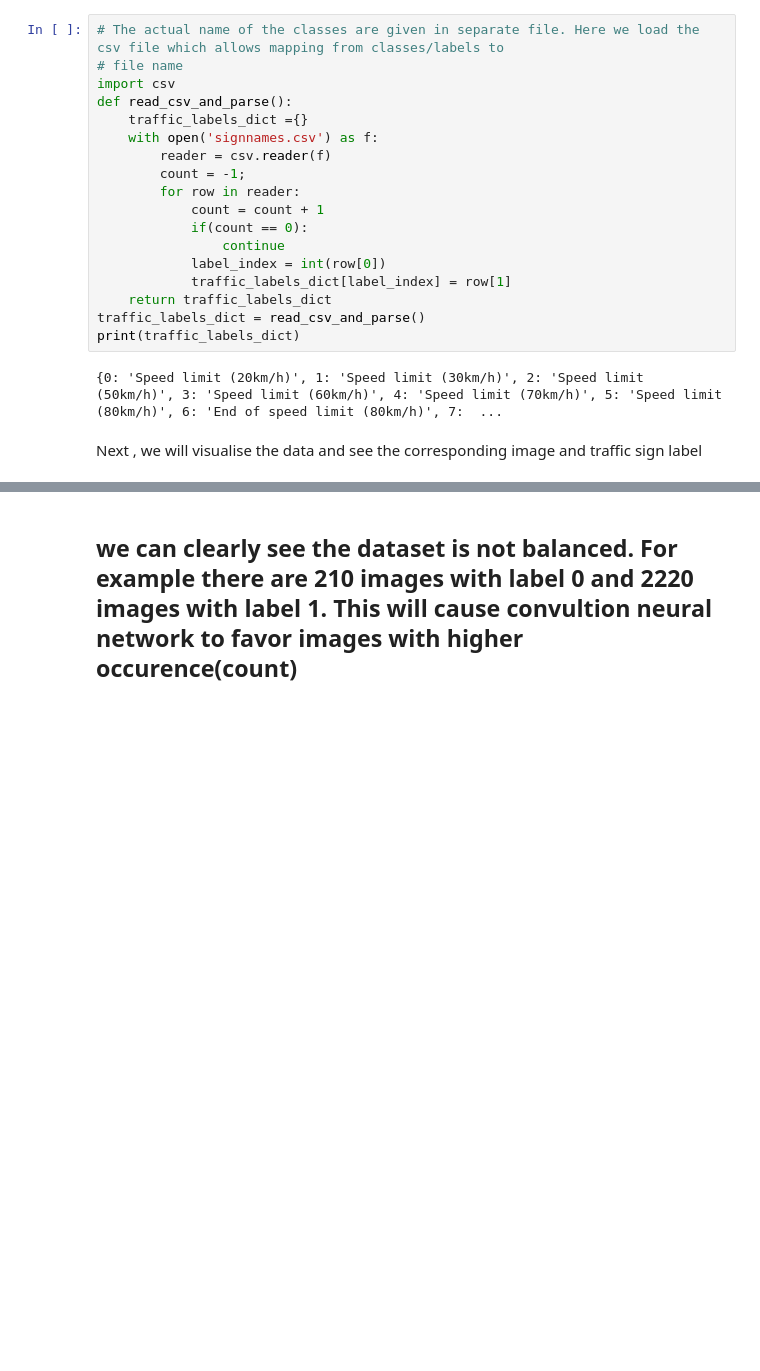
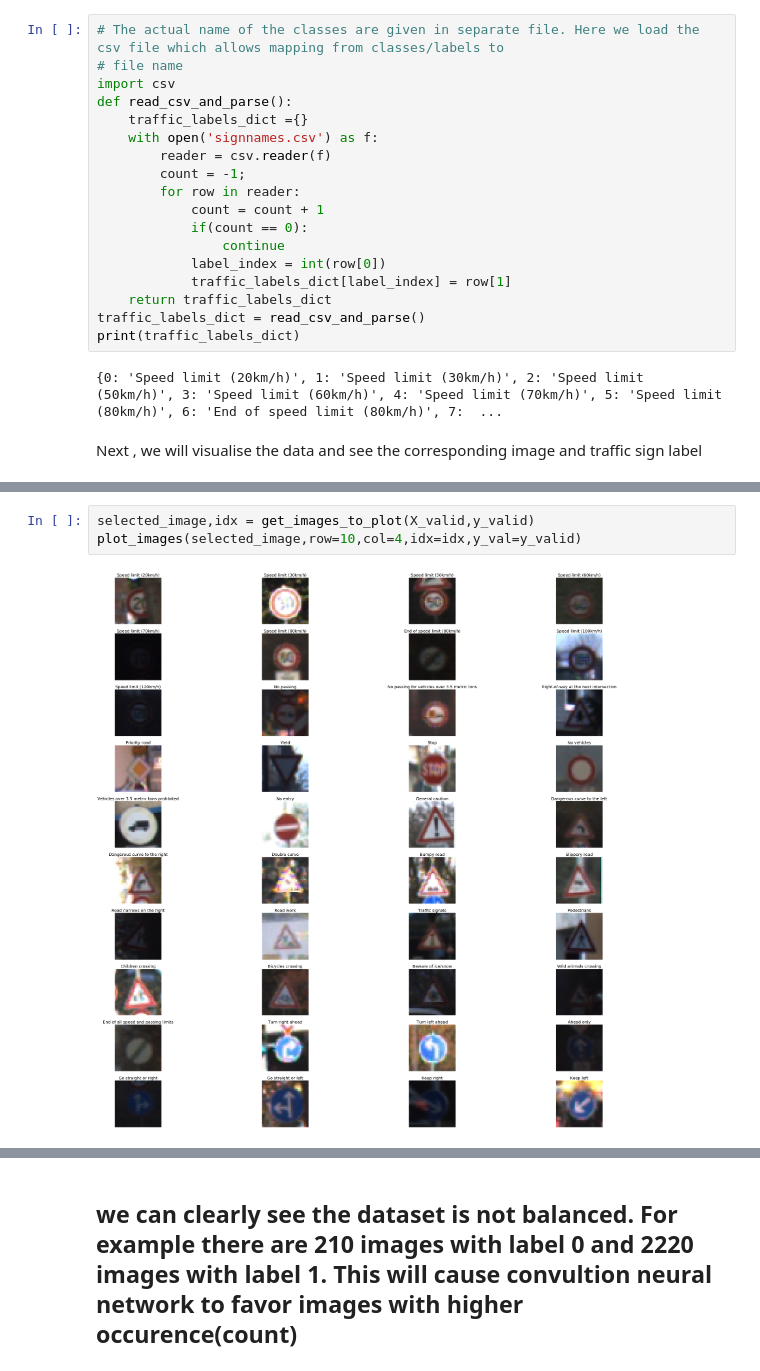
Before and after one commit to sookinoby/mxnet-ccn-samples, a Jupyter notebook: Cnn-mxnet.ipynb, the cells around one changed output, grey strips where cells are left out. Cells and saved outputs as stored; diff of their text form; blank space fills up the shorter version.

```diff
--- a/Cnn-mxnet.ipynb
+++ b/Cnn-mxnet.ipynb
@@ -133,0 +135,5 @@ plot_images(selected_image,row=10,col=4,idx=idx)
+# %%
+selected_image,idx = get_images_to_plot(X_valid,y_valid)
+plot_images(selected_image,row=10,col=4,idx=idx,y_val=y_valid)
+# %% [output]
+[figure, added]
```
Also changed, not shown: parts of 25 cells of this notebook, 6 other files.
